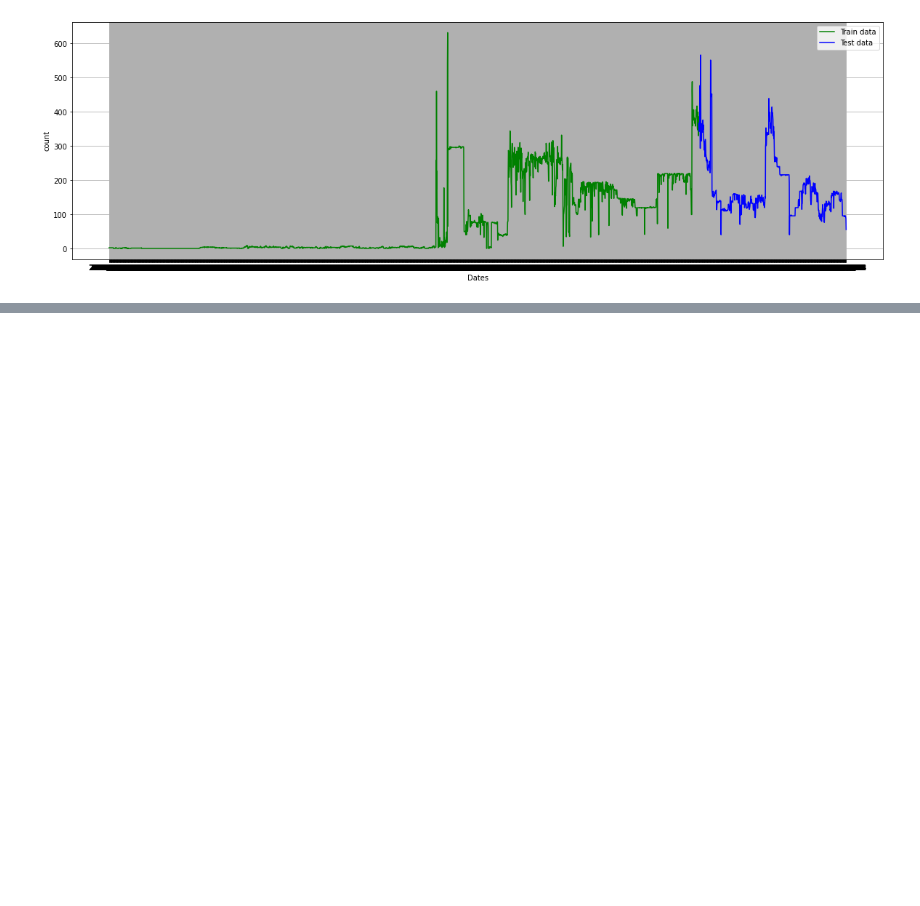
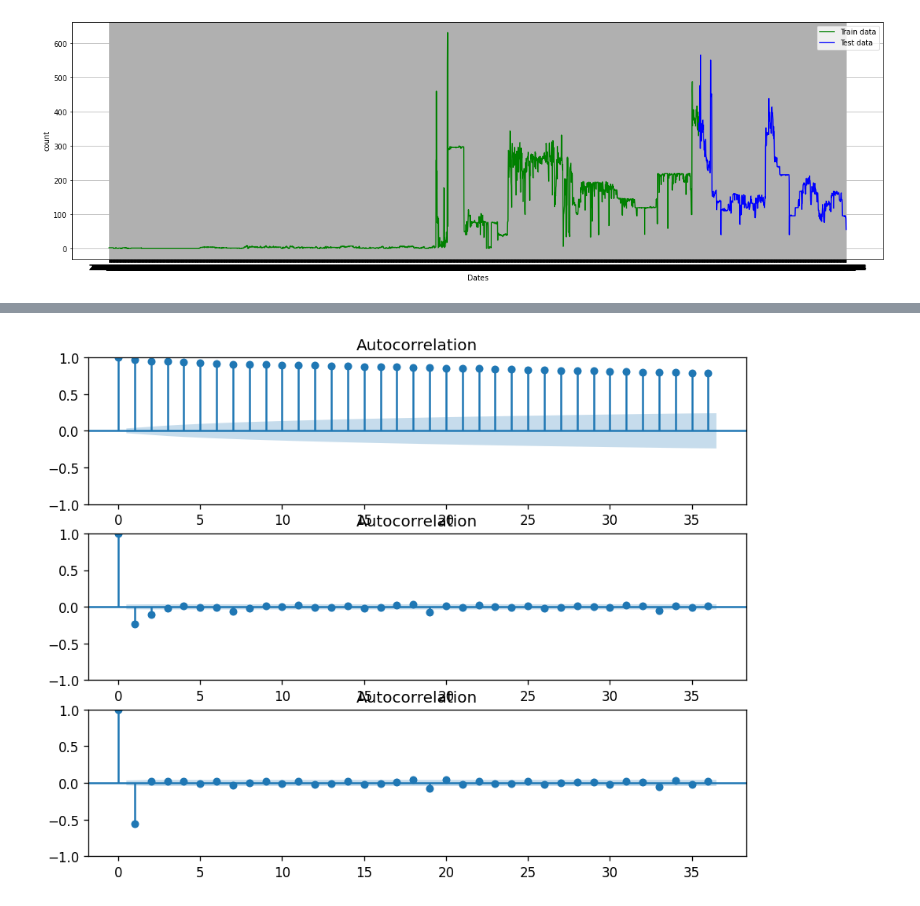
Before and after one commit to B2-80525/Ayush_iss_baar_to_code_pull_karle, a Jupyter notebook: 24 12 2023/Grus grus.ipynb, the cells around one changed output, grey strips where cells are left out. Saved outputs shown, nothing was run; the diff lists cells and outputs as text; code cells hidden in the pictures; blank space fills up the shorter version.

```diff
--- a/24 12 2023/Grus grus.ipynb
+++ b/24 12 2023/Grus grus.ipynb
@@ -291,0 +313,9 @@ Warnings:
+# %%
+from statsmodels.graphics.tsaplots import plot_acf
+fig, (ax1, ax2, ax3) = plt.subplots(3)
+plot_acf(df_demo["daily_frequency"], ax=ax1)
+plot_acf(df_demo["daily_frequency"].diff().dropna(), ax=ax2)
+plot_acf(df_demo["daily_frequency"].diff().diff().dropna(), ax=ax3)
+plt.show()
+# %% [output]
+[figure, added]
```
Also changed, not shown: parts of 26 cells of this notebook.
